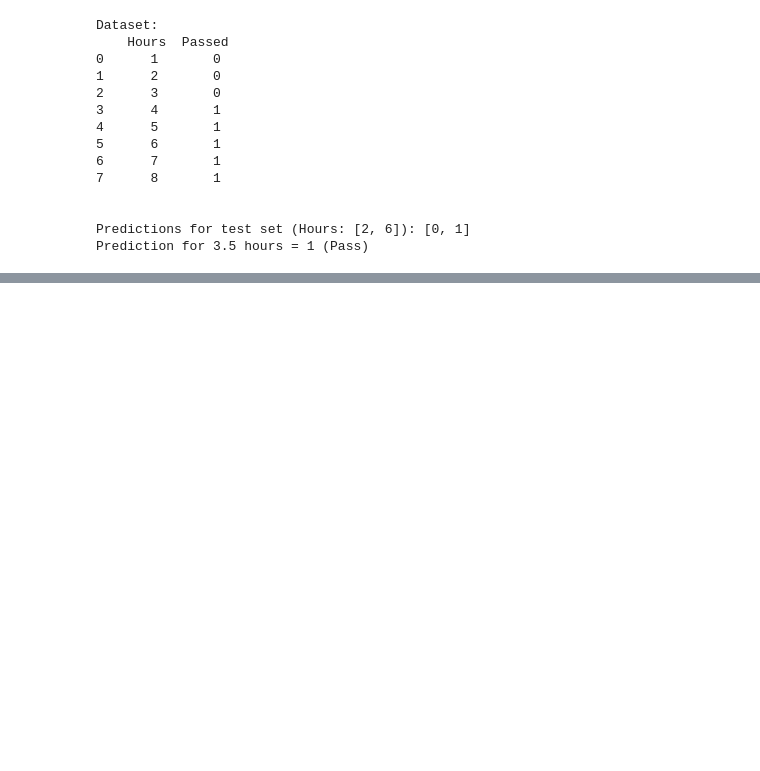
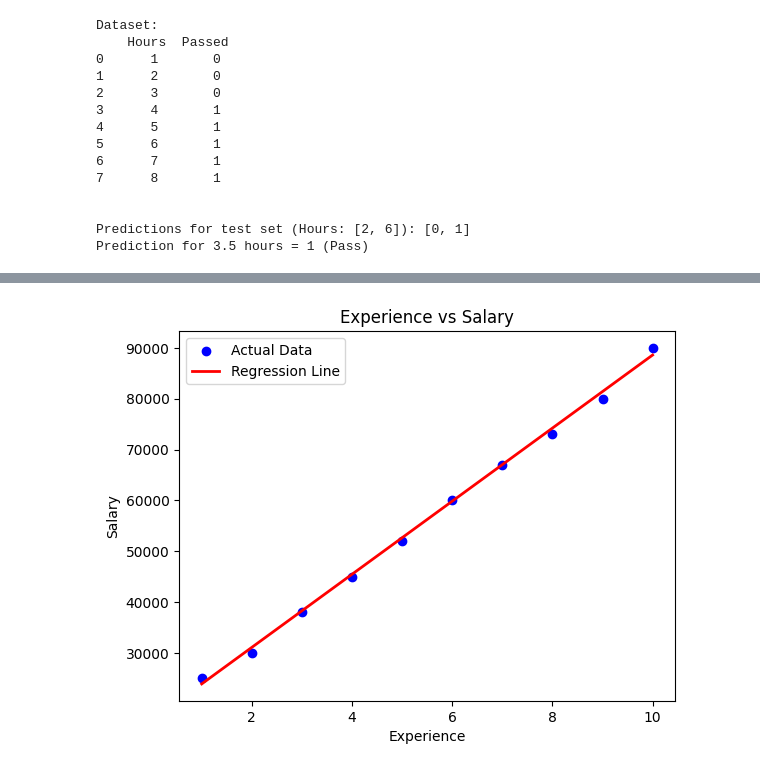
Before and after one commit to Aniketyadav29/Data-Science-Tutorial, a Jupyter notebook: Module_6_Machine_Learning.ipynb, the cells around one changed output, grey strips where cells are left out. Saved outputs shown, nothing was run; the diff lists cells and outputs as text; code cells hidden in the pictures; blank space fills up the shorter version.

```diff
--- a/Module_6_Machine_Learning.ipynb
+++ b/Module_6_Machine_Learning.ipynb
@@ -255,0 +261,66 @@ Prediction for 3.5 hours = 1 (Pass)
+# %%
+#Salary prediction Dataset
+import pandas as pd
+
+data = {
+    "Experience":[1,2,3,4,5,6,7,8,9,10],
+    "Salary":[25000,30000,38000,45000,52000,
+              60000,67000,73000,80000,90000]
+}
+
+df = pd.DataFrame(data)
+
+print(df)
+
+#Step - 1 import libraries
+import pandas as pd
+from sklearn.model_selection import train_test_split
+from sklearn.linear_model import LinearRegression
+import matplotlib.pyplot as plt
+#step - 2
+X = df[["Experience"]]
+
+y = df["Salary"]
+#train - test split
+X_train, X_test, y_train, y_test = train_test_split(
+    X,
+    y,
+    test_size=0.2,
+    random_state=42
+)
+
+# train model
+model = LinearRegression()
+
+model.fit(X_train, y_train)
+
+# make predictions
+predictions = model.predict(X_test)
+
+print(predictions)
+ # predict new data
+new_salary = model.predict([[6.5]])
+
+print("Predicted Salary =", new_salary[0])
+
+# model coefficients
+print("Slope:", model.coef_[0])
+
+print("Intercept:", model.intercept_)
+
+# Visualize the Regression Line
+
+plt.scatter(X, y, color="blue", label="Actual Data")
+
+plt.plot(X, model.predict(X), color="red", linewidth=2, label="Regression Line")
+
+plt.title("Experience vs Salary")
+
+plt.xlabel("Experience")
+
+plt.ylabel("Salary")
+
+plt.legend()
+
+plt.show()
+# %% [output]
@@ -255,0 +342 @@ Prediction for 3.5 hours = 1 (Pass)
+[figure, added]
```
Also changed, not shown: parts of 2 cells of this notebook.
